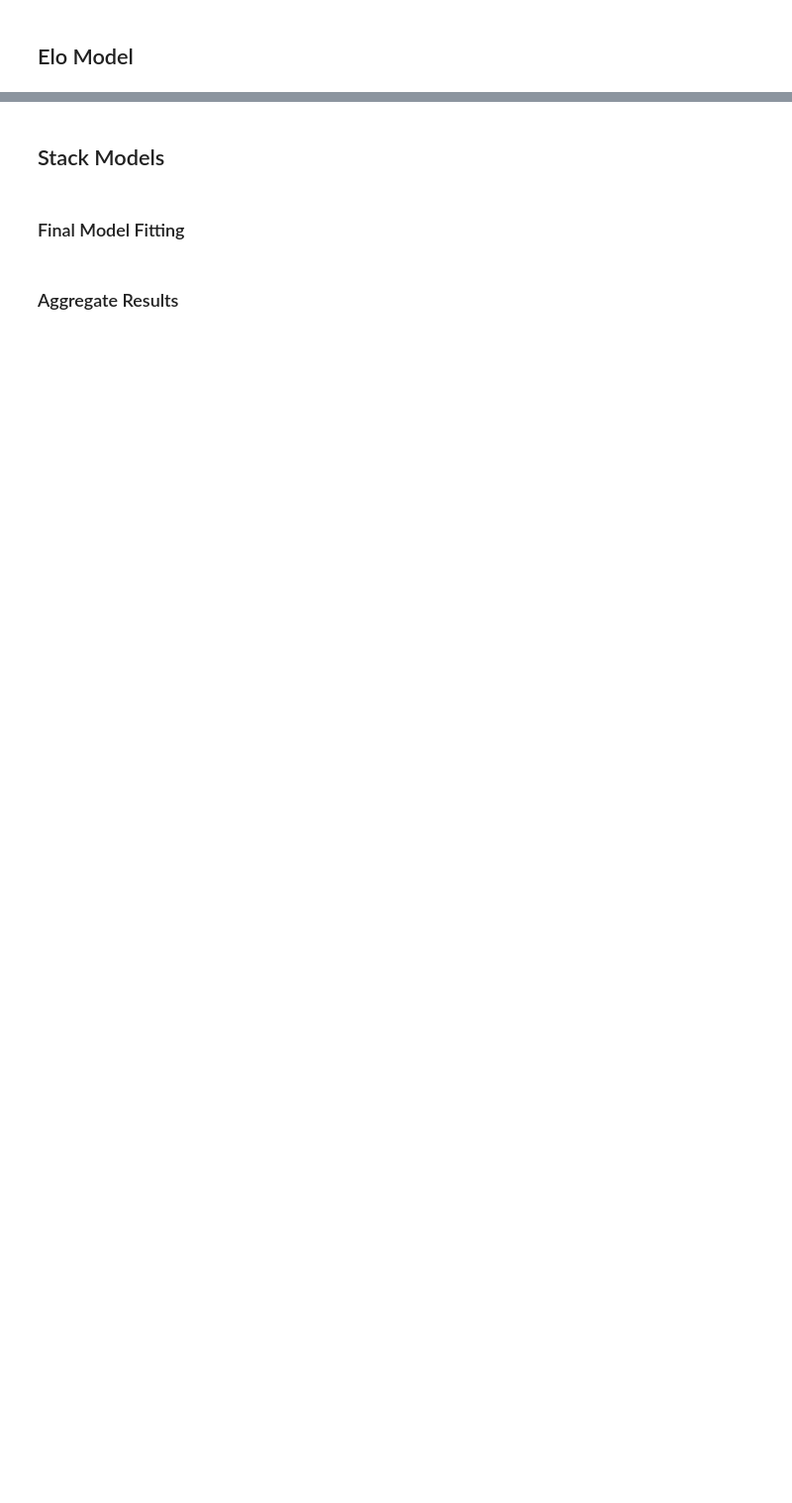
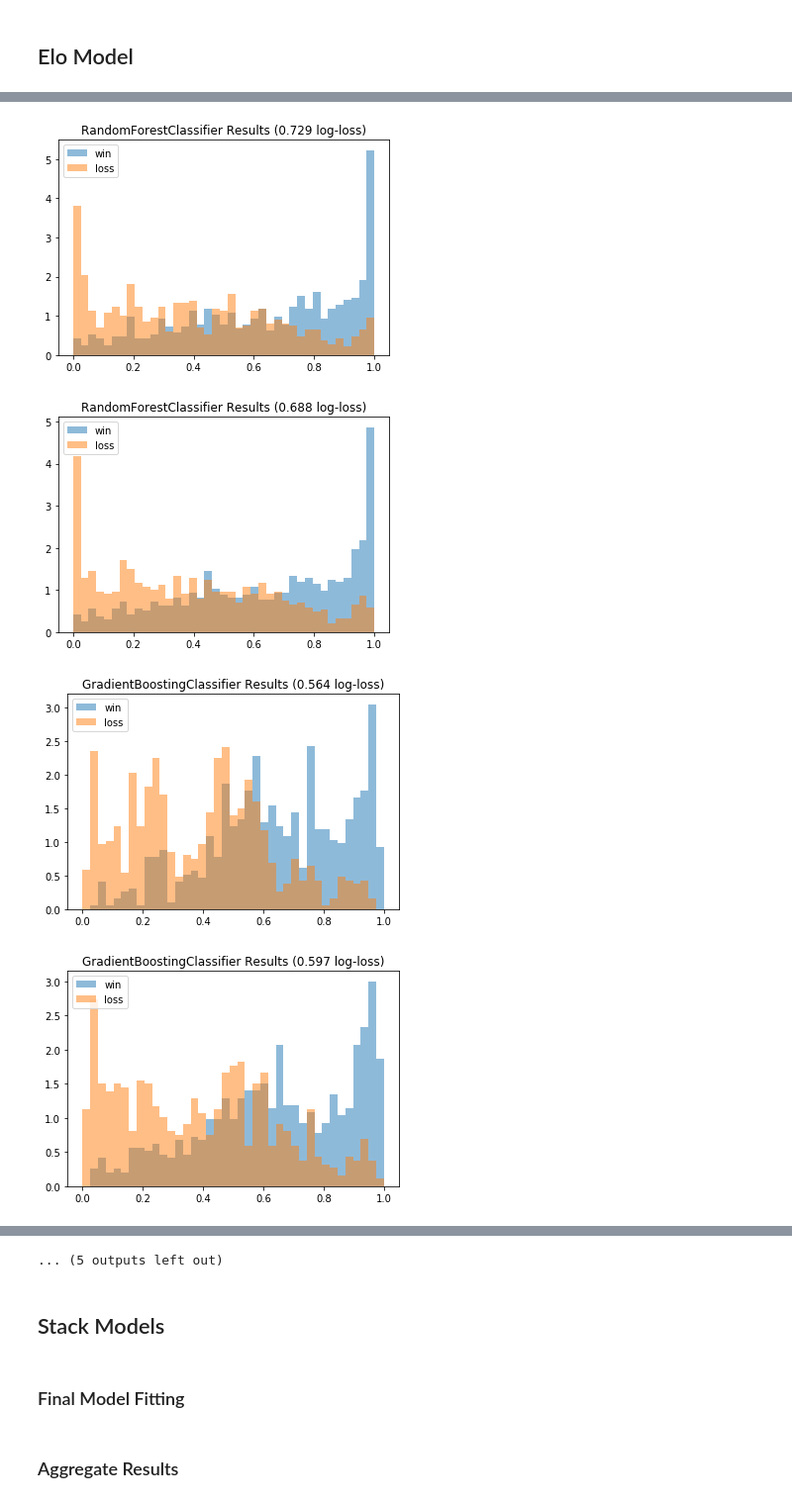
Before and after one commit to DJedamski/kaggle_ncaa18, a Jupyter notebook: ncaa_2018_data_exploration.ipynb, the cells around one changed output, grey strips where cells are left out. Shown: that part at 99% size. Cells and saved outputs as stored; diff of their text form; code cells hidden in the pictures; blank space fills up the shorter version.

Commit message:
cleaned up code and added an additional model for each sub-model

```diff
--- a/ncaa_2018_data_exploration.ipynb
+++ b/ncaa_2018_data_exploration.ipynb
@@ -401,8 +470,8 @@ season_elos.sample(10)
 # %%
 # Create winning and losing dataframe to merge into tournament results
-win_elo = rankings_full.rename(columns={'TeamID': 'WTeamID',
+win_elo = season_elos.rename(columns={'TeamID': 'WTeamID',
                                           'season_elo':'Wseason_elo'})
-loss_elo = rankings_full.rename(columns={'TeamID': 'LTeamID',
+loss_elo = season_elos.rename(columns={'TeamID': 'LTeamID',
                                            'season_elo':'Lseason_elo'})
 
 # Join rankings to training set
@@ -422,0 +496,45 @@ print('Test shape: {}'.format(X_test_elo.shape))
+# %%
+# Define X columns and split into training and test sets
+elo_col = ['Wseason_elo', 'Lseason_elo']
+
+# Define models to test
+RF1 = RandomForestClassifier(n_estimators=200)
+RF2 = RandomForestClassifier(n_estimators=400)
+GBT1 = GradientBoostingClassifier(n_estimators=100, max_depth=3)
+GBT2 = GradientBoostingClassifier(n_estimators=100, max_depth=5)
+GBT3 = GradientBoostingClassifier(n_estimators=100, max_depth=7)
+GBT4 = GradientBoostingClassifier(n_estimators=200, max_depth=3)
+GBT5 = GradientBoostingClassifier(n_estimators=200, max_depth=5)
+GBT6 = GradientBoostingClassifier(n_estimators=200, max_depth=7)
+Ada = AdaBoostClassifier(base_estimator=RF, n_estimators=150)
+LR1 = LogisticRegression()
+LR2 = LogisticRegression(penalty='l1')
+LR3 = LogisticRegression(C=0.1)
+LR4 = LogisticRegression(penalty='l1', C=0.1)
+LR5 = LogisticRegression(C=100)
+LR6 = LogisticRegression(penalty='l1', C=100)
+MLP1 = MLPClassifier()
+MLP2 = MLPClassifier(max_iter=500)
+# %%
+fit_and_evaluate(RF1, elo_col, X_train_elo, y_train, X_val_elo, y_val)
+fit_and_evaluate(RF2, elo_col, X_train_elo, y_train, X_val_elo, y_val)
+fit_and_evaluate(GBT1, elo_col, X_train_elo, y_train, X_val_elo, y_val)
+fit_and_evaluate(GBT2, elo_col, X_train_elo, y_train, X_val_elo, y_val)
+fit_and_evaluate(GBT3, elo_col, X_train_elo, y_train, X_val_elo, y_val)
+fit_and_evaluate(GBT4, elo_col, X_train_elo, y_train, X_val_elo, y_val)
+fit_and_evaluate(GBT5, elo_col, X_train_elo, y_train, X_val_elo, y_val)
+fit_and_evaluate(GBT6, elo_col, X_train_elo, y_train, X_val_elo, y_val)
+fit_and_evaluate(Ada, elo_col, X_train_elo, y_train, X_val_elo, y_val)
+fit_and_evaluate(LR1, elo_col, X_train_elo, y_train, X_val_elo, y_val)
+fit_and_evaluate(LR2, elo_col, X_train_elo, y_train, X_val_elo, y_val)
+fit_and_evaluate(LR3, elo_col, X_train_elo, y_train, X_val_elo, y_val)
+fit_and_evaluate(LR4, elo_col, X_train_elo, y_train, X_val_elo, y_val)
+fit_and_evaluate(LR5, elo_col, X_train_elo, y_train, X_val_elo, y_val)
+fit_and_evaluate(LR6, elo_col, X_train_elo, y_train, X_val_elo, y_val)
+fit_and_evaluate(MLP1, elo_col, X_train_elo, y_train, X_val_elo, y_val)
+fit_and_evaluate(MLP2, elo_col, X_train_elo, y_train, X_val_elo, y_val)
+# %% [output]
+[figure, added]
+[figure, added]
+[figure, added]
+[figure, added]
@@ -423,3 +549,4 @@ print('Test shape: {}'.format(X_test_elo.shape))
+... (5 outputs left out)
 # %% [markdown]
 ## Stack Models
 # %% [markdown]
```
Also changed, not shown: parts of 20 cells of this notebook.
